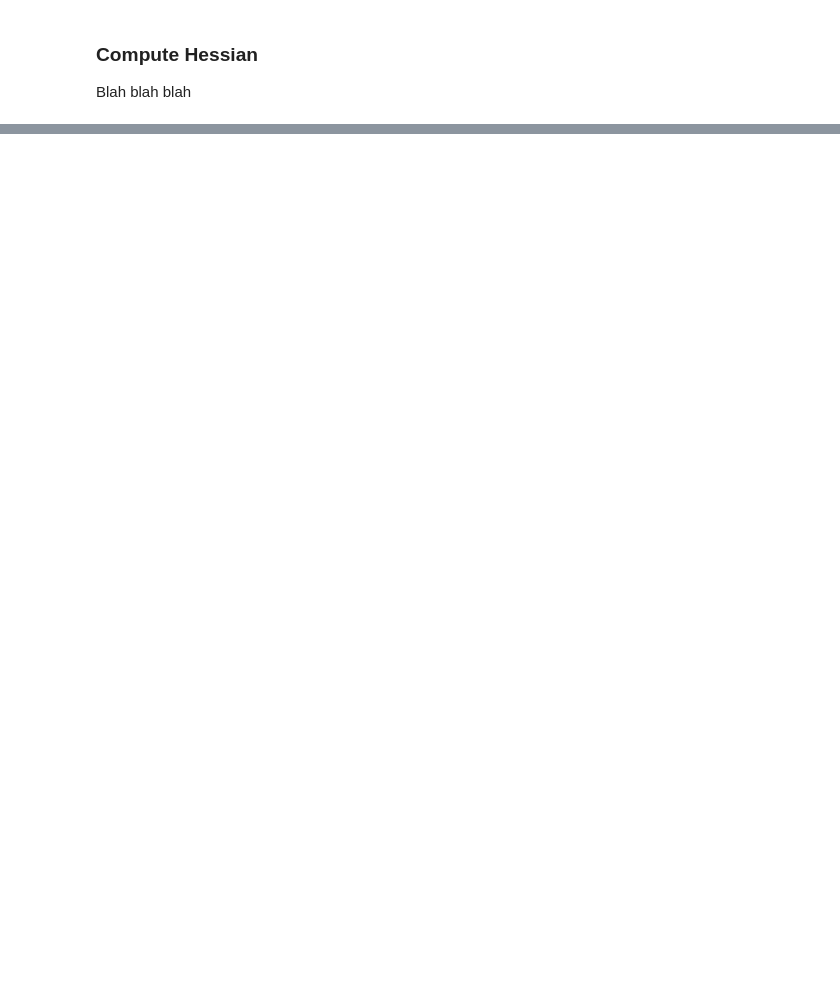
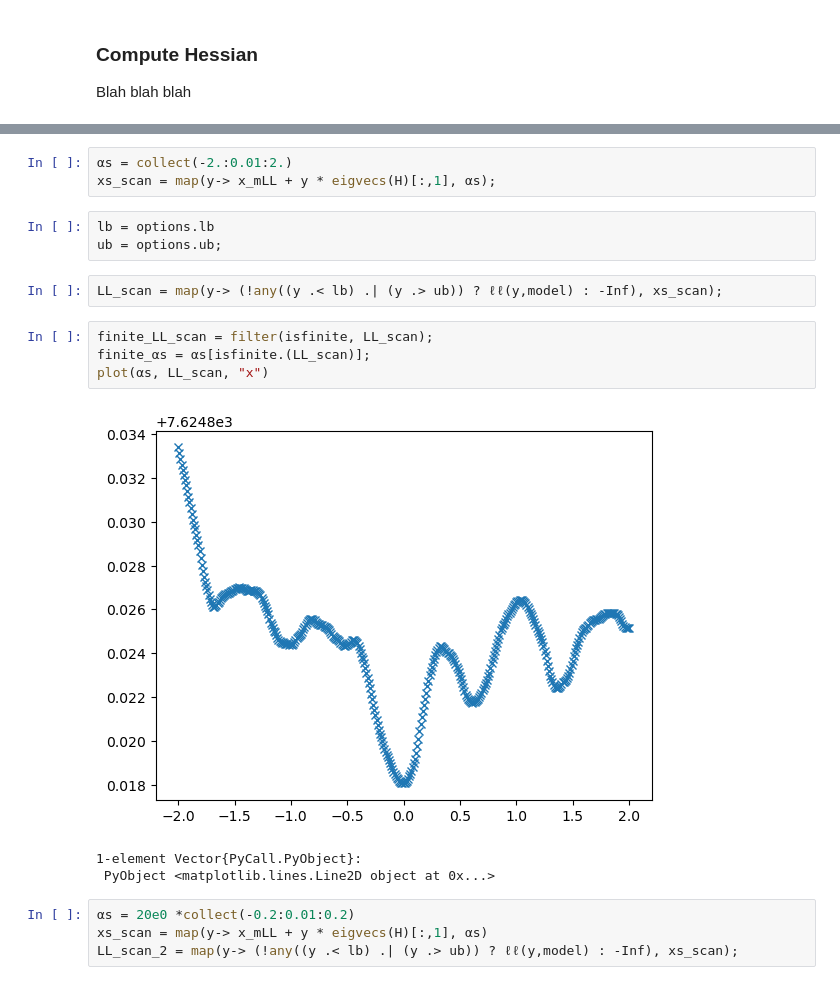
Before and after one commit to Brody-Lab/PulseInputDDM.jl, a Jupyter notebook: examples/choice model/recover_choice_model_converge.ipynb, the cells around one changed output, grey strips where cells are left out. Drawn from its saved outputs; the diff is of its cells as text; blank space fills up the shorter version.

```diff
--- a/examples/choice model/recover_choice_model_converge.ipynb
+++ b/examples/choice model/recover_choice_model_converge.ipynb
@@ -110,0 +321,20 @@ hcat(collect(Flatten.flatten(model.θ)), collect(Flatten.flatten(θ_syn)))
+# %%
+αs = collect(-2.:0.01:2.)
+xs_scan = map(y-> x_mLL + y * eigvecs(H)[:,1], αs);
+# %%
+lb = options.lb
+ub = options.ub;
+# %%
+LL_scan = map(y-> (!any((y .< lb) .| (y .> ub)) ? ℓℓ(y,model) : -Inf), xs_scan);
+# %%
+finite_LL_scan = filter(isfinite, LL_scan);
+finite_αs = αs[isfinite.(LL_scan)];
+plot(αs, LL_scan, "x")
+# %% [output]
+[figure, added]
+1-element Vector{PyCall.PyObject}:
+ PyObject <matplotlib.lines.Line2D object at 0x...>
+# %%
+αs = 20e0 *collect(-0.2:0.01:0.2)
+xs_scan = map(y-> x_mLL + y * eigvecs(H)[:,1], αs)
+LL_scan_2 = map(y-> (!any((y .< lb) .| (y .> ub)) ? ℓℓ(y,model) : -Inf), xs_scan);
```
Also changed, not shown: parts of 31 cells of this notebook, 2 other files.
